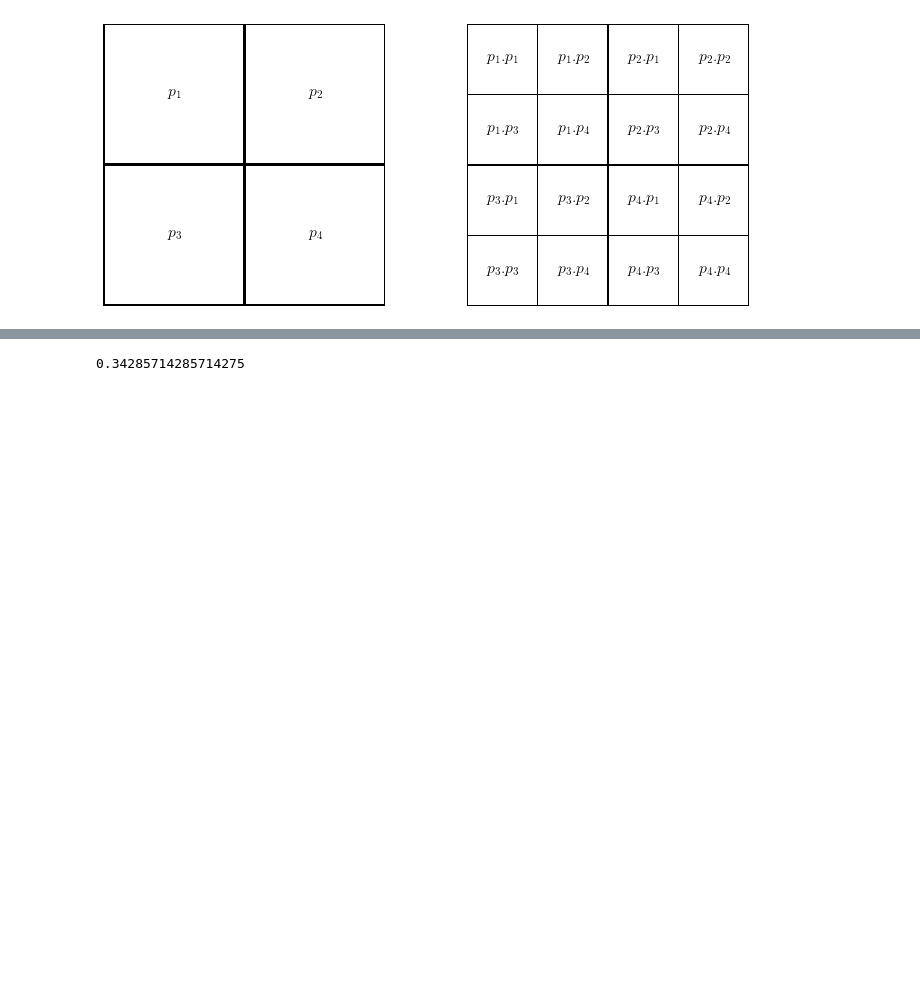
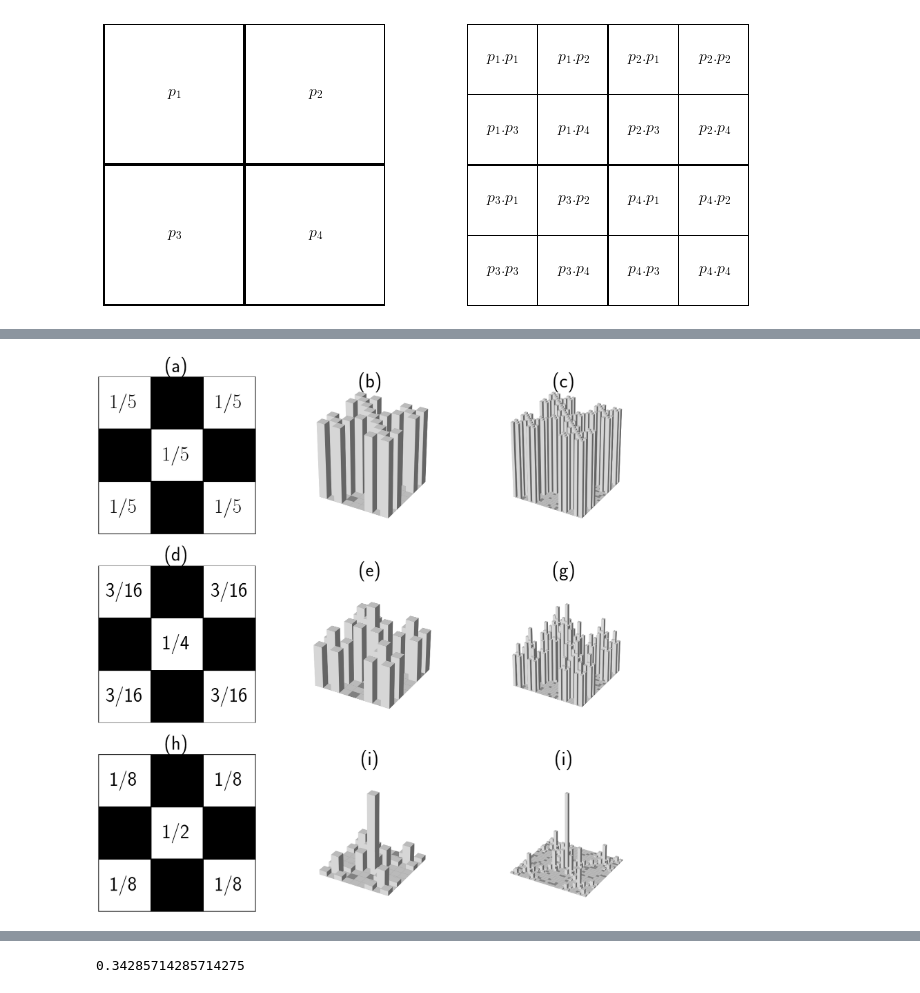
Before and after one commit to fsemecurbe/GWFA, a Jupyter notebook: image.ipynb, the cells around one changed output, grey strips where cells are left out. Cells and saved outputs as stored; diff of their text form; code cells hidden in the pictures; blank space fills up the shorter version.

```diff
--- a/image.ipynb
+++ b/image.ipynb
@@ -140,0 +54,2 @@ ValueError: shape mismatch: objects cannot be broadcast to a single shape
+# %%
+X0, Y0 = np.where(gen1)
@@ -159,14 +69,0 @@ AttributeError: 'Axes3DSubplot' object has no attribute 'aspect'
-# %%
-fig, (ax2) = plt.subplots(1,1, subplot_kw=dict(projection='3d'))
-ax2.set_title('Fixed')
-
-xyz = np.array(sph2cart(*sphview(ax2)), ndmin=3).T       #camera position in xyz
-zo = np.multiply([X, Y, np.zeros_like(cas3)], xyz).sum(0)  #"distance" of bars from camera
-
-bars = np.empty(X.shape, dtype=object)
-for i, (x,y,dz,o) in enumerate(ravzip(X, Y, cas2, zo)):
-    j, k = divmod(i, 9)
-    bars[j, k] = pl = ax2.bar3d(x, y, 0, 1, 1, dz, '0.85')
-    pl._sort_zpos = o
-
-plt.show()
@@ -175,2 +69,0 @@ plt.show()
-# %%
-j, k = divmod(i, res)
@@ -192,0 +70,73 @@ array([[0, 0, 0, 0, 0, 0, 0, 0, 0],
+# %%
+matplotlib.rcParams["figure.figsize"] =[20,20]
+# %%
+fig = plt.figure(figsize=(30,30))
+#fig.subplots_adjust(left=0, right=1, bottom=0, top=1)
+
+ax1 = fig.add_subplot(331)
+ax1.pcolormesh(gen1==0, edgecolors='k', linewidth=2, cmap='gist_yarg')
+ax1.set_aspect(1)
+ax1.set_axis_off()
+ax1.set_title('(a)', fontsize=60)
+
+for i,j in zip(X0,Y0):
+    ax1.text(i+0.5, j+0.5, r'$1 / 5$', ha="center", va="center", color="black", fontsize=60)
+
+ax2 = fig.add_subplot(332, projection='3d')
+ax2.bar3d(X1.ravel(), Y1.ravel(), np.zeros(X1.size), 1, 1, cas11.ravel(), '0.95')
+ax2.set_axis_off()
+ax2.set_title('(b)', fontsize=60)
+
+ax3 = fig.add_subplot(333, projection='3d')
+ax3.bar3d(X2.ravel(), Y2.ravel(), np.zeros(X2.size), 1, 1, cas12.ravel(), '0.95')
+ax3.set_axis_off()
+ax3.set_title('(c)', fontsize=60)
+
+
+ax4 = fig.add_subplot(334)
+ax4.pcolormesh(gen2==0, edgecolors='k', linewidth=2, cmap='gist_yarg')
+ax4.set_aspect(1)
+ax4.set_axis_off()
+l = ['3/16', '3/16' , '1/4', '3/16', '3/16']
+for ll,(i,j) in enumerate(zip(X0,Y0)):
+    ax4.text(i+0.5, j+0.5,l[ll] , ha="center", va="center", color="black", fontsize=60)
+ax4.set_title('(d)', fontsize=60)
+
+
+
+
+ax5 = fig.add_subplot(335, projection='3d')
+ax5.bar3d(X1.ravel(), Y1.ravel(), np.zeros(X1.size), 1, 1, cas21.ravel(), '0.95')
+ax5.set_axis_off()
+ax5.margins(0.01)
+ax5.set_title('(e)', fontsize=60)
+
+ax6 = fig.add_subplot(336, projection='3d')
+ax6.bar3d(X2.ravel(), Y2.ravel(), np.zeros(X2.size), 1, 1, cas22.ravel(), '0.95')
+ax6.set_axis_off()
+ax6.set_title('(g)', fontsize=60)
+
+ax7 = fig.add_subplot(337)
+ax7.pcolormesh(gen1==0, edgecolors='k', linewidth=2, cmap='gist_yarg')
+ax7.set_aspect(1)
+ax7.set_axis_off()
+l = ['1/8', '1/8' , '1/2', '1/8', '1/8']
+for ll,(i,j) in enumerate(zip(X0,Y0)):
+    ax7.text(i+0.5, j+0.5,l[ll] , ha="center", va="center", color="black", fontsize=60)
+ax7.set_title('(h)', fontsize=60)
+
+
+ax8 = fig.add_subplot(338, projection='3d')
+ax8.bar3d(X1.ravel(), Y1.ravel(), np.zeros(X1.size), 1, 1, cas31.ravel(), '0.95')
+ax8.set_axis_off()
+ax8.set_title('(i)', fontsize=60)
+ax9 = fig.add_subplot(339, projection='3d')
+ax9.bar3d(X2.ravel(), Y2.ravel(), np.zeros(X2.size), 1, 1, cas32.ravel(), '0.95')
+ax9.set_axis_off()
+ax9.set_xlim(0,27)
+ax9.set_zlim(0,np.max(cas32))
+ax9.set_title('(i)', fontsize=60)
+
+plt.savefig('3d_cascade.png')
+# %% [output]
+[figure, added]
```
Also changed, not shown: parts of 19 cells of this notebook.
